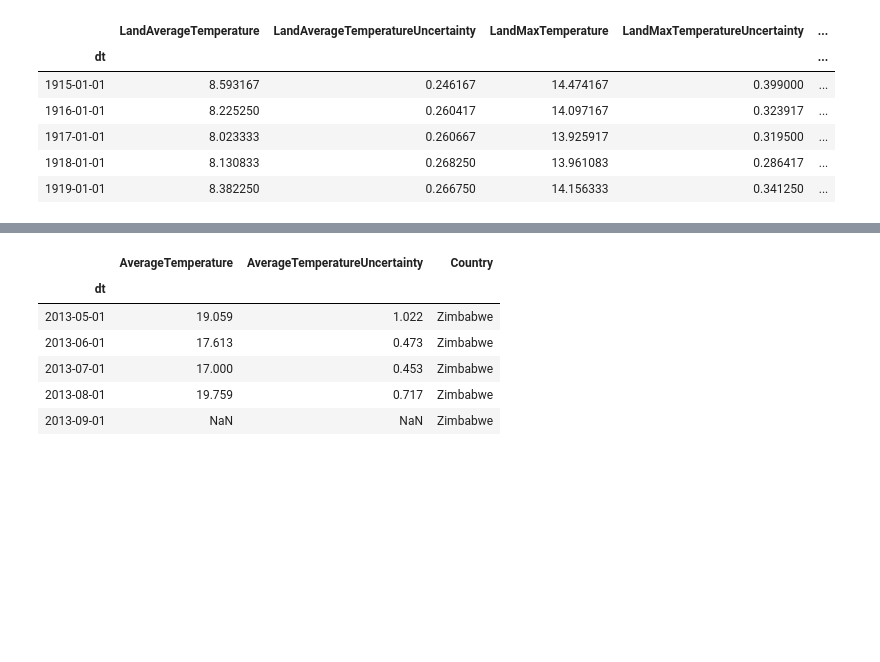
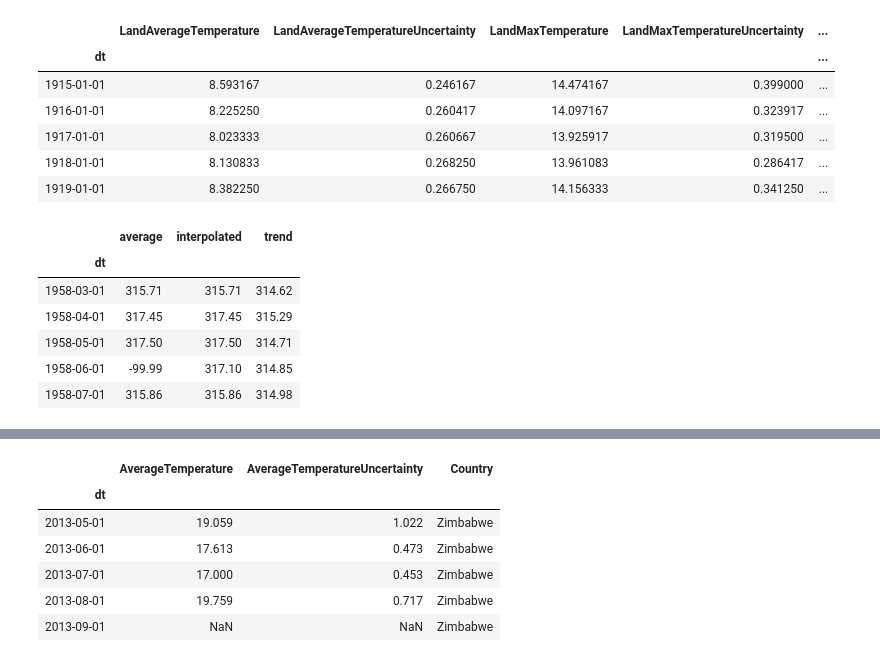
Before and after one commit to hiya-g/global-temp, a Jupyter notebook: GlobalTemperatures-Visualization.ipynb, the cells around one changed output, grey strips where cells are left out. Drawn from its saved outputs; the diff is of its cells as text; code cells hidden in the pictures; blank space fills up the shorter version.

```diff
--- a/GlobalTemperatures-Visualization.ipynb
+++ b/GlobalTemperatures-Visualization.ipynb
@@ -29,3 +30,17 @@ df_1900.head()
 | 1917-01-01 | 8.023333 | 0.260667 | 13.925917 | 0.319500 | ... |
 | 1918-01-01 | 8.130833 | 0.268250 | 13.961083 | 0.286417 | ... |
 | 1919-01-01 | 8.382250 | 0.266750 | 14.156333 | 0.341250 | ... |
+# %%
+df_co2 = pd.read_csv('data/co2.csv', dtype={'year':str, 'month':str})
+df_co2['dt'] = df_co2['year']+'/'+df_co2['month']+'/'+'01'
+df_co2['dt'] =  df_co2['dt'].apply(lambda x: datetime.strptime(x,'%Y/%m/%d'))
+df_co2 = df_co2.set_index('dt').drop(columns=['year', 'month'])
+df_co2.head()
+# %% [output]
+|  | average | interpolated | trend |
+| dt |  |  |  |
+| 1958-03-01 | 315.71 | 315.71 | 314.62 |
+| 1958-04-01 | 317.45 | 317.45 | 315.29 |
+| 1958-05-01 | 317.50 | 317.50 | 314.71 |
+| 1958-06-01 | -99.99 | 317.10 | 314.85 |
+| 1958-07-01 | 315.86 | 315.86 | 314.98 |
```
Also changed, not shown: parts of 5 cells of this notebook, 1 other file.
